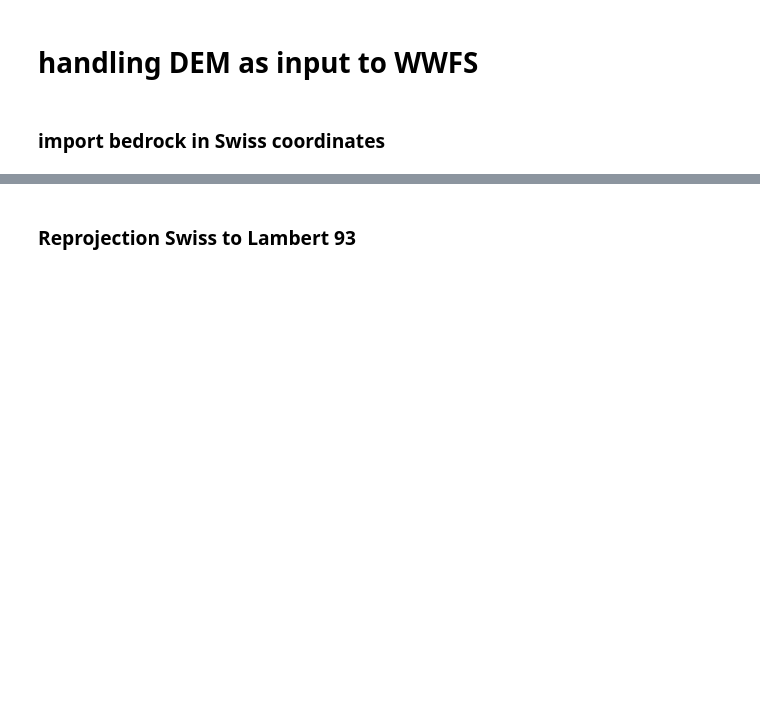
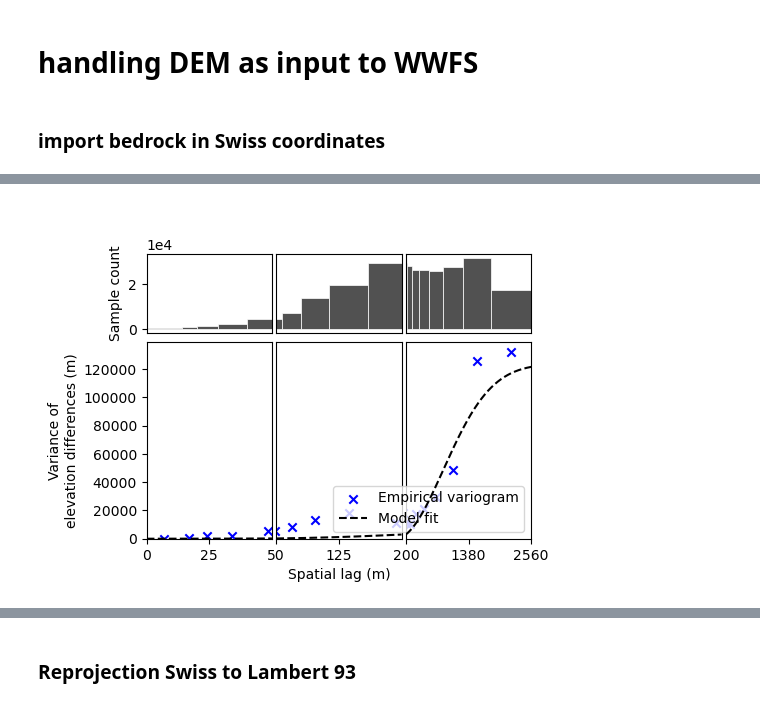
Before and after one commit to christopheogier/bonne_pierre_hydraulic_barriers, a Jupyter notebook: notebooks/DEM_handling.ipynb, the cells around one changed output, grey strips where cells are left out. Saved outputs shown, nothing was run; the diff lists cells and outputs as text; code cells hidden in the pictures; blank space fills up the shorter version.

```diff
--- a/notebooks/DEM_handling.ipynb
+++ b/notebooks/DEM_handling.ipynb
@@ -37,0 +79,10 @@ CRS.from_epsg(2056)
+# %%
+xdem.spatialstats.plot_variogram(
+    df=df_empirical_variogram,
+    list_fit_fun=[xdem.spatialstats.get_variogram_model_func(df_model_params)],
+    xlabel="Spatial lag (m)",
+    ylabel="Variance of\nelevation differences (m)",  #I guess: Variance of\nelevation (m2) ?
+    xscale_range_split=[50,200]
+)
+# %% [output]
+[figure, added]
```
Also changed, not shown: parts of 22 cells of this notebook, 2 other files.
